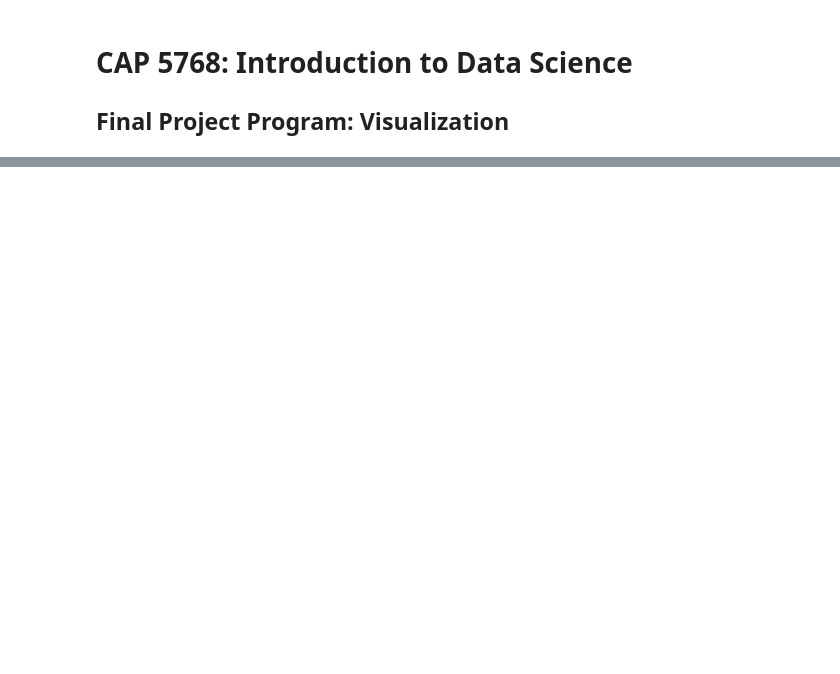
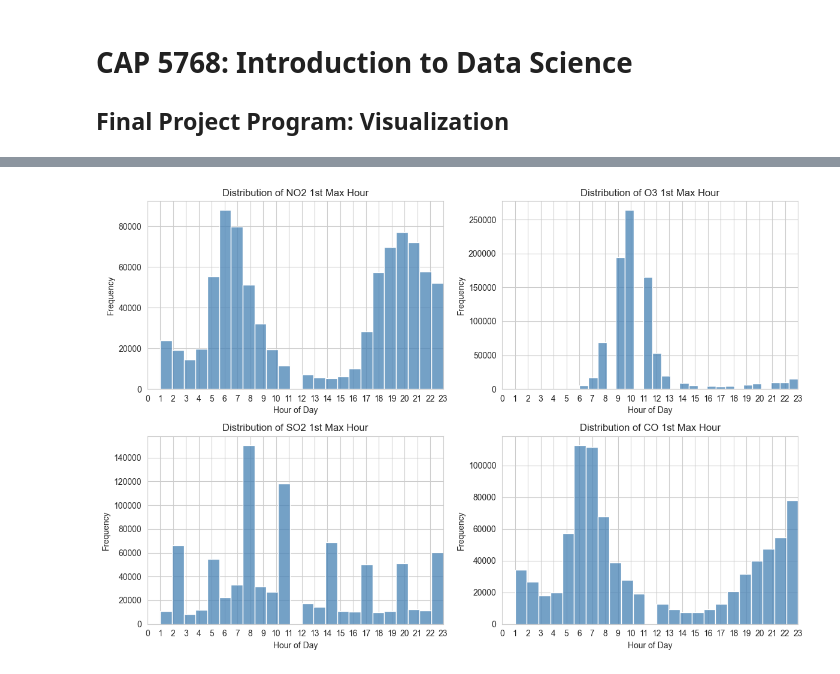
Before and after one commit to Ivan-codes99/forecasting-aqi, a Jupyter notebook: data_processing/data_visualization.ipynb, the cells around one changed output, grey strips where cells are left out. Cells and saved outputs as stored; diff of their text form; code cells hidden in the pictures; blank space fills up the shorter version.

Commit message:
Added more data visualizations

```diff
--- a/data_processing/data_visualization.ipynb
+++ b/data_processing/data_visualization.ipynb
@@ -27,0 +30,22 @@ plt.show()
+# %%
+# Set style
+sns.set_style("whitegrid")
+
+# List of '1st Max Hour' columns
+hour_columns = ['NO2 1st Max Hour', 'O3 1st Max Hour', 'SO2 1st Max Hour', 'CO 1st Max Hour']
+
+# Create subplots
+plt.figure(figsize=(12, 8))
+for i, col in enumerate(hour_columns, 1):
+    plt.subplot(2, 2, i)
+    sns.histplot(data[col], bins=24, kde=False, color='steelblue')
+    plt.title(f'Distribution of {col}')
+    plt.xlabel('Hour of Day')
+    plt.ylabel('Frequency')
+    plt.xticks(range(0, 24, 1))
+    plt.xlim(0, 23)
+
+plt.tight_layout()
+plt.show()
+# %% [output]
+[figure, added]
```
Also changed, not shown: parts of 14 cells of this notebook, 7 other files.
